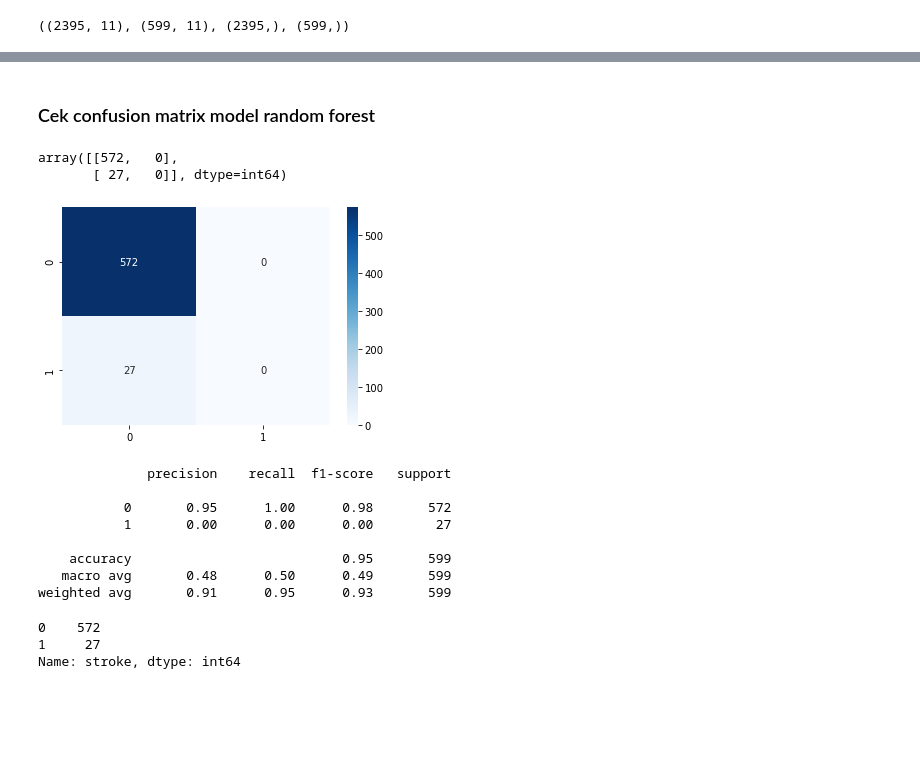
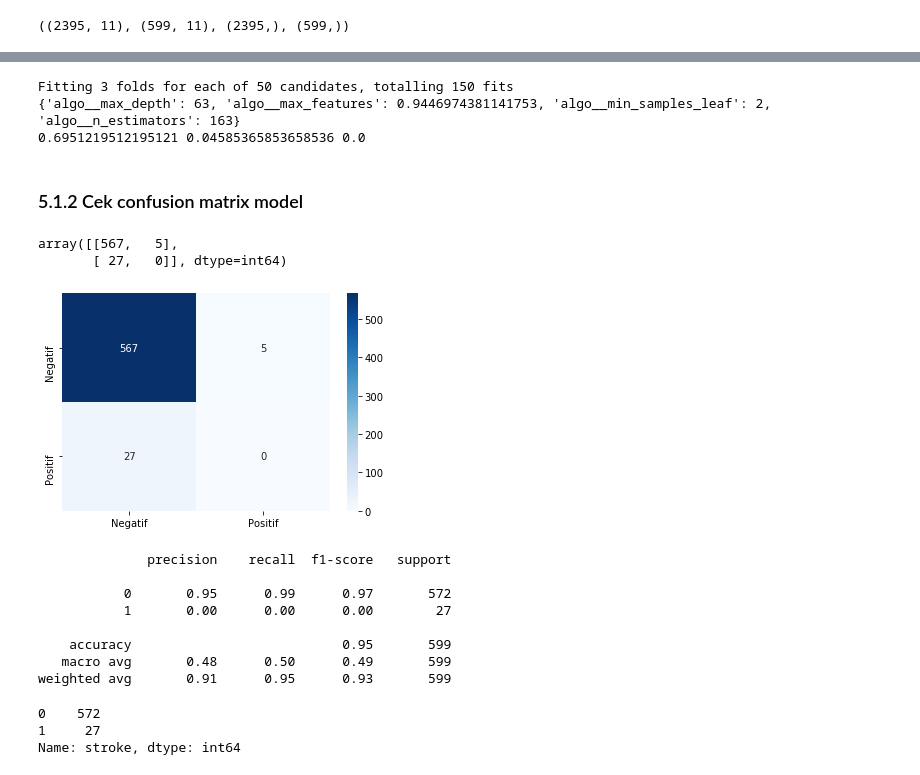
Before and after one commit to ahmadhabib5/Applied_Machine_Learning, a Jupyter notebook: Stroke Prediction/Fix.ipynb, the cells around one changed output, grey strips where cells are left out. Drawn from its saved outputs; the diff is of its cells as text; code cells hidden in the pictures; blank space fills up the shorter version.

```diff
--- a/Stroke Prediction/Fix.ipynb
+++ b/Stroke Prediction/Fix.ipynb
@@ -447,16 +494,7 @@ from sklearn.compose import ColumnTransformer
 # %%
 sklearn.set_config(display='diagram')
 num_pipline = Pipeline([
-    ('inputer', SimpleImputer(strategy='mean')),
-    ('transformer', PowerTransformer('yeo-johnson')),
-    ('scaling', RobustScaler())
+    ('inputer', SimpleImputer(strategy='median')), # Handling missing values
+    ('transformer', PowerTransformer('yeo-johnson')), # Tranformasi agar berdistribusi normal
+    ('scaling', RobustScaler()) # Penyekalaan data
 ])
-
-cat_pipeline = Pipeline([
-    ('inputer', SimpleImputer(strategy='most_frequent')),
-    ('encoding', OrdinalEncoder())
-])
-preprocessor = ColumnTransformer([
-    ('numeric', num_pipline, num_feature),
-    ('categorical', cat_pipeline, cat_feature)
-])
@@ -511,25 +576,37 @@ Pipeline(steps=[('prep',
+# %%
+model_rf = RandomizedSearchCV(pipeline, params_rf, cv=3, n_iter=50,scoring='f1', n_jobs=-1, verbose=1, random_state=42)
+model_rf.fit(X_train, y_train)
+
+print(model_rf.best_params_)
+print(model_rf.score(X_train, y_train), model_rf.best_score_, model_rf.score(X_test, y_test))
+# %% [output]
+Fitting 3 folds for each of 50 candidates, totalling 150 fits
+{'algo__max_depth': 63, 'algo__max_features': 0.9446974381141753, 'algo__min_samples_leaf': 2, 'algo__n_estimators': 163}
+0.6951219512195121 0.04585365853658536 0.0
 # %% [markdown]
-### Cek confusion matrix model random forest
+### 5.1.2 Cek confusion matrix model
 # %%
 from sklearn.metrics import classification_report, confusion_matrix
 # %%
 cf_matrix = confusion_matrix(y_test, model_rf.predict(X_test))
 cf_matrix
 # %% [output]
-array([[572,   0],
+array([[567,   5],
        [ 27,   0]], dtype=int64)
 # %%
 import seaborn as sns
-sns.heatmap(cf_matrix, annot=True,cmap='Blues', fmt='g')
+ax = sns.heatmap(cf_matrix, annot=True,cmap='Blues', fmt='g')
+ax.set_xticklabels(["Negatif", "Positif"])
+ax.set_yticklabels(["Negatif", "Positif"])
 plt.show()
 # %% [output]
-[figure, old version]
+[figure, new version]
 # %%
 print(classification_report(y_test, model_rf.predict(X_test)))
 # %% [output]
               precision    recall  f1-score   support
 
-           0       0.95      1.00      0.98       572
+           0       0.95      0.99      0.97       572
            1       0.00      0.00      0.00        27
 
     accuracy                           0.95       599
```
Also changed, not shown: parts of 110 cells of this notebook, 32 other files.
